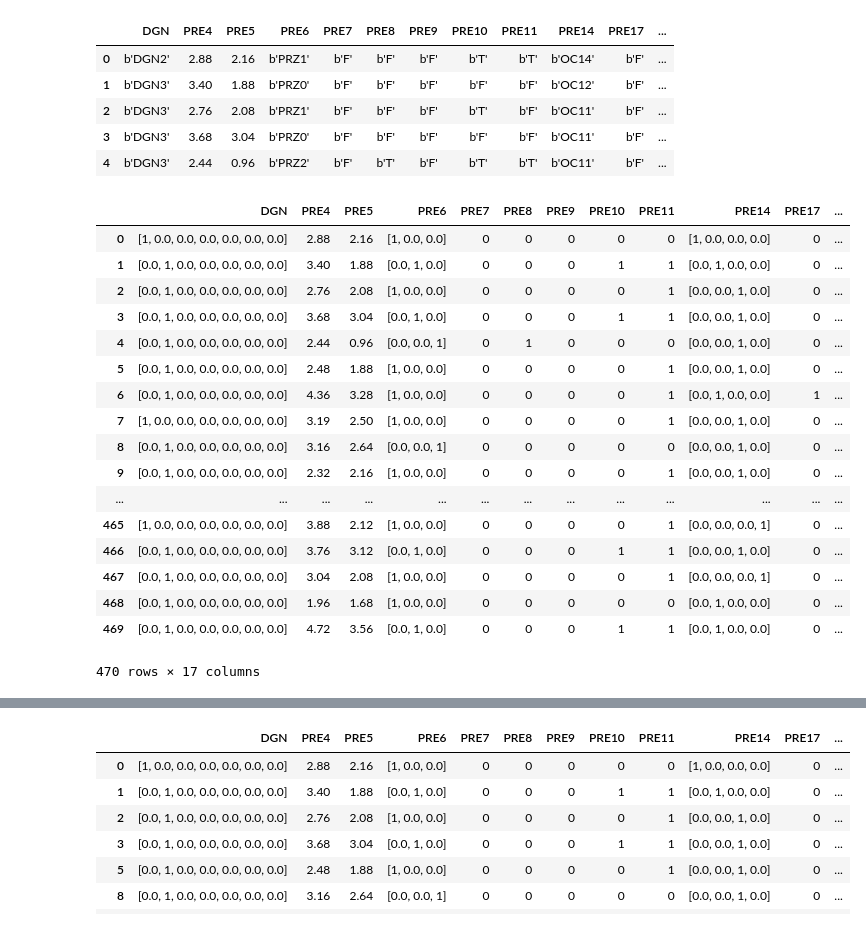
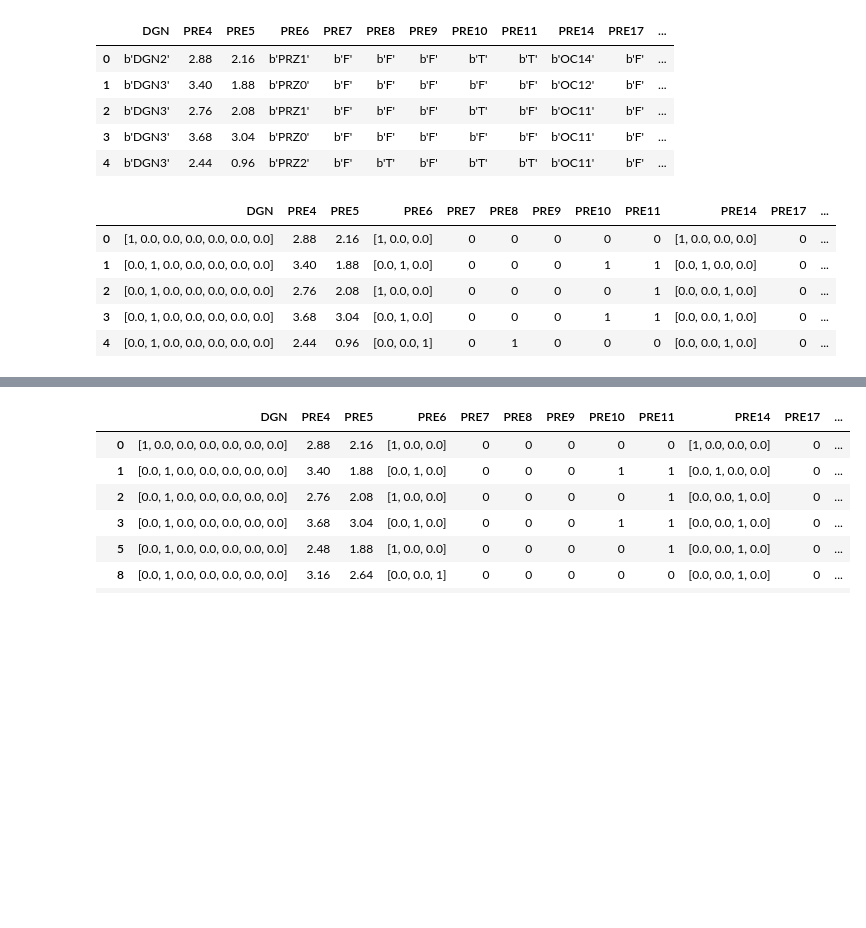
Before and after one commit to VMS-6511/PostOpPred, a Jupyter notebook: preprocessing/0_Preprocessing.ipynb, the cells around one changed output, grey strips where cells are left out. Drawn from its saved outputs; the diff is of its cells as text; code cells hidden in the pictures; blank space fills up the shorter version.

```diff
--- a/preprocessing/0_Preprocessing.ipynb
+++ b/preprocessing/0_Preprocessing.ipynb
@@ -77,26 +77,14 @@ for feature in outcomes_df.columns.values:
         outcomes_df.drop([feature], axis=1)
         outcomes_df[feature] = pd.DataFrame(new_column, columns=[feature])
 # %%
-outcomes_df
+outcomes_df.head(5)
 # %% [output]
 |  | DGN | PRE4 | PRE5 | PRE6 | PRE7 | PRE8 | PRE9 | PRE10 | PRE11 | PRE14 | PRE17 | ... |
 | 0 | [1, 0.0, 0.0, 0.0, 0.0, 0.0, 0.0] | 2.88 | 2.16 | [1, 0.0, 0.0] | 0 | 0 | 0 | 0 | 0 | [1, 0.0, 0.0, 0.0] | 0 | ... |
 | 1 | [0.0, 1, 0.0, 0.0, 0.0, 0.0, 0.0] | 3.40 | 1.88 | [0.0, 1, 0.0] | 0 | 0 | 0 | 1 | 1 | [0.0, 1, 0.0, 0.0] | 0 | ... |
 | 2 | [0.0, 1, 0.0, 0.0, 0.0, 0.0, 0.0] | 2.76 | 2.08 | [1, 0.0, 0.0] | 0 | 0 | 0 | 0 | 1 | [0.0, 0.0, 1, 0.0] | 0 | ... |
 | 3 | [0.0, 1, 0.0, 0.0, 0.0, 0.0, 0.0] | 3.68 | 3.04 | [0.0, 1, 0.0] | 0 | 0 | 0 | 1 | 1 | [0.0, 0.0, 1, 0.0] | 0 | ... |
 | 4 | [0.0, 1, 0.0, 0.0, 0.0, 0.0, 0.0] | 2.44 | 0.96 | [0.0, 0.0, 1] | 0 | 1 | 0 | 0 | 0 | [0.0, 0.0, 1, 0.0] | 0 | ... |
-| 5 | [0.0, 1, 0.0, 0.0, 0.0, 0.0, 0.0] | 2.48 | 1.88 | [1, 0.0, 0.0] | 0 | 0 | 0 | 0 | 1 | [0.0, 0.0, 1, 0.0] | 0 | ... |
-| 6 | [0.0, 1, 0.0, 0.0, 0.0, 0.0, 0.0] | 4.36 | 3.28 | [1, 0.0, 0.0] | 0 | 0 | 0 | 0 | 1 | [0.0, 1, 0.0, 0.0] | 1 | ... |
-| 7 | [1, 0.0, 0.0, 0.0, 0.0, 0.0, 0.0] | 3.19 | 2.50 | [1, 0.0, 0.0] | 0 | 0 | 0 | 0 | 1 | [0.0, 0.0, 1, 0.0] | 0 | ... |
-| 8 | [0.0, 1, 0.0, 0.0, 0.0, 0.0, 0.0] | 3.16 | 2.64 | [0.0, 0.0, 1] | 0 | 0 | 0 | 0 | 0 | [0.0, 0.0, 1, 0.0] | 0 | ... |
-| 9 | [0.0, 1, 0.0, 0.0, 0.0, 0.0, 0.0] | 2.32 | 2.16 | [1, 0.0, 0.0] | 0 | 0 | 0 | 0 | 1 | [0.0, 0.0, 1, 0.0] | 0 | ... |
-| ... | ... | ... | ... | ... | ... | ... | ... | ... | ... | ... | ... | ... |
-| 465 | [1, 0.0, 0.0, 0.0, 0.0, 0.0, 0.0] | 3.88 | 2.12 | [1, 0.0, 0.0] | 0 | 0 | 0 | 0 | 1 | [0.0, 0.0, 0.0, 1] | 0 | ... |
-| 466 | [0.0, 1, 0.0, 0.0, 0.0, 0.0, 0.0] | 3.76 | 3.12 | [0.0, 1, 0.0] | 0 | 0 | 0 | 1 | 1 | [0.0, 0.0, 1, 0.0] | 0 | ... |
-| 467 | [0.0, 1, 0.0, 0.0, 0.0, 0.0, 0.0] | 3.04 | 2.08 | [1, 0.0, 0.0] | 0 | 0 | 0 | 0 | 1 | [0.0, 0.0, 0.0, 1] | 0 | ... |
-| 468 | [0.0, 1, 0.0, 0.0, 0.0, 0.0, 0.0] | 1.96 | 1.68 | [1, 0.0, 0.0] | 0 | 0 | 0 | 0 | 0 | [0.0, 1, 0.0, 0.0] | 0 | ... |
-| 469 | [0.0, 1, 0.0, 0.0, 0.0, 0.0, 0.0] | 4.72 | 3.56 | [0.0, 1, 0.0] | 0 | 0 | 0 | 1 | 1 | [0.0, 1, 0.0, 0.0] | 0 | ... |
-470 rows × 17 columns
 # %%
 df = outcomes_df.groupby(['Risk1Yr'], sort=False).size().reset_index(name='Count')
 # %%
```
Also changed, not shown: parts of 2 cells of this notebook, 2 other files.
